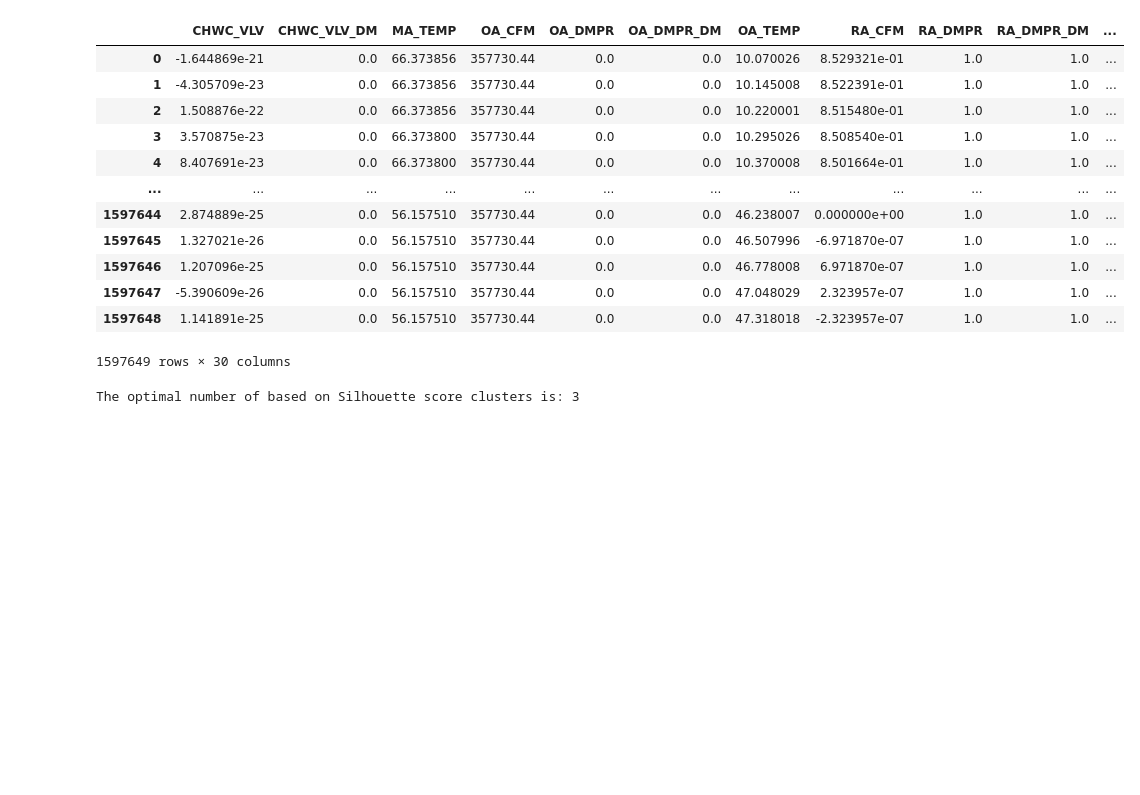
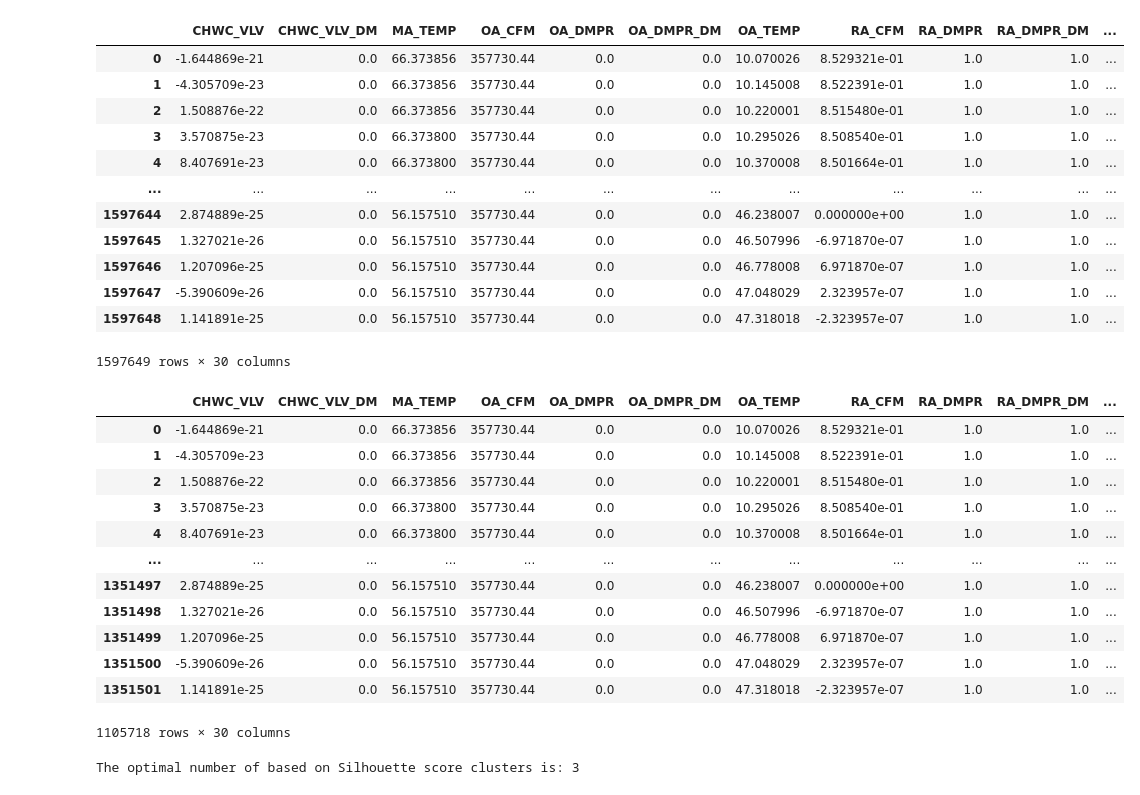
Before and after one commit to adilmukhtar-tugraz/fdd-buildings, a Jupyter notebook: Cluster Analysis.ipynb, the cells around one changed output. Saved outputs shown, nothing was run; the diff lists cells and outputs as text; code cells hidden in the pictures; blank space fills up the shorter version.

```diff
--- a/Cluster Analysis.ipynb
+++ b/Cluster Analysis.ipynb
@@ -8,7 +8,7 @@ warnings.filterwarnings("ignore")
 from collections import Counter
 from sklearn.preprocessing import StandardScaler, MinMaxScaler, PowerTransformer
 import json
-base_dir = 'results\\'
+base_dir = 'results\\hold_out_set_and_predicted_faults\\'
 import pickle
 from sklearn.metrics import precision_recall_curve, auc,confusion_matrix
 import json
@@ -84,6 +84,22 @@ df_anomaly_data
 1597649 rows × 30 columns
 # %%
 df_anomaly_deduplicated = df_anomaly_data.drop_duplicates()
+# %%
+df_anomaly_deduplicated
+# %% [output]
+|  | CHWC_VLV | CHWC_VLV_DM | MA_TEMP | OA_CFM | OA_DMPR | OA_DMPR_DM | OA_TEMP | RA_CFM | RA_DMPR | RA_DMPR_DM | ... |
+| 0 | -1.644869e-21 | 0.0 | 66.373856 | 357730.44 | 0.0 | 0.0 | 10.070026 | 8.529321e-01 | 1.0 | 1.0 | ... |
+| 1 | -4.305709e-23 | 0.0 | 66.373856 | 357730.44 | 0.0 | 0.0 | 10.145008 | 8.522391e-01 | 1.0 | 1.0 | ... |
+| 2 | 1.508876e-22 | 0.0 | 66.373856 | 357730.44 | 0.0 | 0.0 | 10.220001 | 8.515480e-01 | 1.0 | 1.0 | ... |
+| 3 | 3.570875e-23 | 0.0 | 66.373800 | 357730.44 | 0.0 | 0.0 | 10.295026 | 8.508540e-01 | 1.0 | 1.0 | ... |
+| 4 | 8.407691e-23 | 0.0 | 66.373800 | 357730.44 | 0.0 | 0.0 | 10.370008 | 8.501664e-01 | 1.0 | 1.0 | ... |
+| ... | ... | ... | ... | ... | ... | ... | ... | ... | ... | ... | ... |
+| 1351497 | 2.874889e-25 | 0.0 | 56.157510 | 357730.44 | 0.0 | 0.0 | 46.238007 | 0.000000e+00 | 1.0 | 1.0 | ... |
+| 1351498 | 1.327021e-26 | 0.0 | 56.157510 | 357730.44 | 0.0 | 0.0 | 46.507996 | -6.971870e-07 | 1.0 | 1.0 | ... |
+| 1351499 | 1.207096e-25 | 0.0 | 56.157510 | 357730.44 | 0.0 | 0.0 | 46.778008 | 6.971870e-07 | 1.0 | 1.0 | ... |
+| 1351500 | -5.390609e-26 | 0.0 | 56.157510 | 357730.44 | 0.0 | 0.0 | 47.048029 | 2.323957e-07 | 1.0 | 1.0 | ... |
+| 1351501 | 1.141891e-25 | 0.0 | 56.157510 | 357730.44 | 0.0 | 0.0 | 47.318018 | -2.323957e-07 | 1.0 | 1.0 | ... |
+1105718 rows × 30 columns
 # %%
 import numpy as np
 import matplotlib.pyplot as plt
```
Also changed, not shown: 5 other files.
